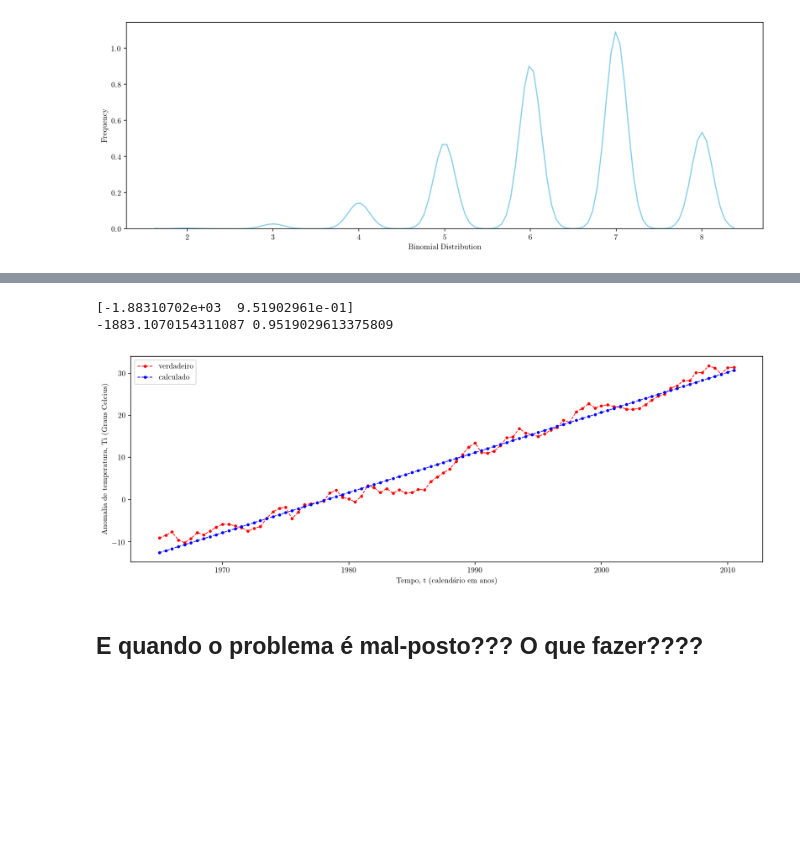
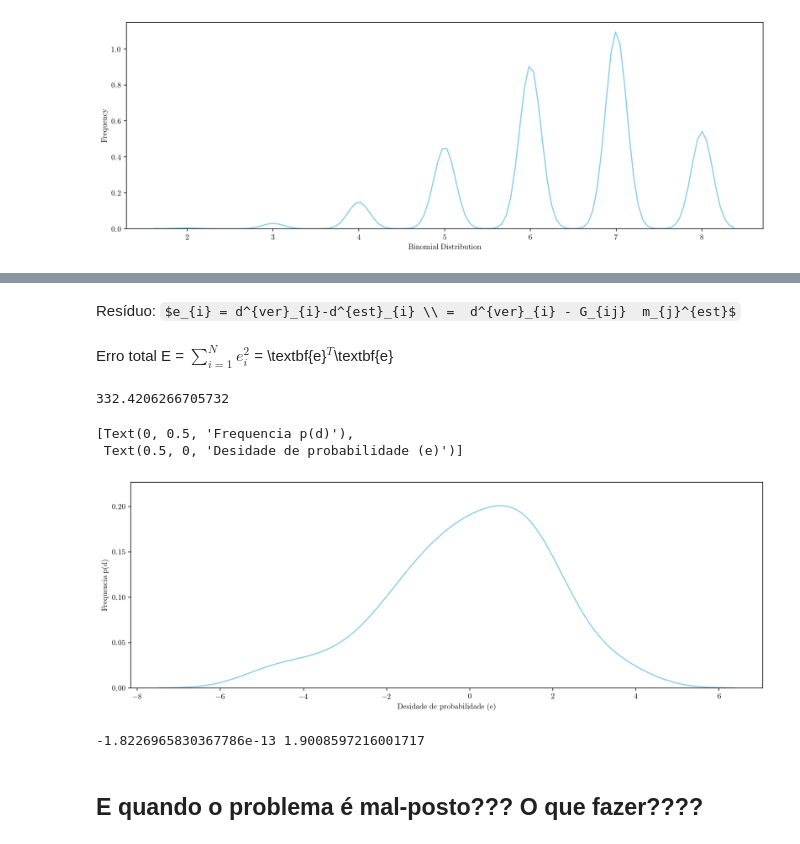
Before and after one commit to TClassrooms/Inverse_problems, a Jupyter notebook: O problema da linha reta.ipynb, the cells around one changed output, grey strips where cells are left out. Drawn from its saved outputs; the diff is of its cells as text; code cells hidden in the pictures; some formulas as TeX source; blank space fills up the shorter version.

Commit message:
Adiciona conceitos teóricos novos e a análise de ruído juntamente com o cálculo do resíduo

```diff
--- a/O problema da linha reta.ipynb
+++ b/O problema da linha reta.ipynb
@@ -109,0 +125,14 @@ Dependendo do problema proposto o erro pode estar acima da média, ou podem ser
+# %%
+#dcalculado=at+b
+dest=np.empty_like(d)
+dest= a+b*t
+#print(dcalc,np.size(dcalc))
+
+
+
+plt.plot(t,d,color='red', marker='o', linestyle='dashed', linewidth=1, markersize=3, label='verdadeiro')
+plt.plot(t,dest,color='blue', marker='o', linestyle='dashed', linewidth=1, markersize=3,label='calculado')
+plt.xlabel('Tempo, t (calendário em anos)')
+plt.ylabel('Anomalia de temperatura, Ti (Graus Celcius)')
+plt.legend()
+plt.savefig('ajuste.png')
@@ -158,29 +184,30 @@ São utilizados duas operações fundamentais da álgebra linear. A primeira del
-# %%
-#Solução do problema inverso quando bem posto: (cálculos dos parâmetros a,b)
-m=np.linalg.solve(np.dot(G.T,G),np.dot(G.T,d))
-print(m)
-a=m[0]
-b=m[1]
-print(a,b)
-# %% [output]
-[-1.88310702e+03  9.51902961e-01]
--1883.1070154311087 0.9519029613375809
-# %%
-#dcalculado=at+b
-dcalc=np.empty_like(d)
-dcalc= a+b*t
-#print(dcalc,np.size(dcalc))
-
-
-
-plt.plot(t,d,color='red', marker='o', linestyle='dashed', linewidth=1, markersize=3, label='verdadeiro')
-plt.plot(t,dcalc,color='blue', marker='o', linestyle='dashed', linewidth=1, markersize=3,label='calculado')
-plt.xlabel('Tempo, t (calendário em anos)')
-plt.ylabel('Anomalia de temperatura, Ti (Graus Celcius)')
-plt.legend()
-plt.savefig('ajuste.png')
-# %% [output]
-[figure, removed]
+# %% [markdown]
+Resíduo: $e_{i} = d^{ver}_{i}-d^{est}_{i} \\ =  d^{ver}_{i} - G_{ij}  m_{j}^{est}$
+# %% [markdown]
+Erro total E = $\sum^{N}_{i=1} e^{2}_{i}$ =  \textbf{e}$^{T}$\textbf{e}
+# %%
+e = d - dest # resíduos
+eT = np.transpose(e)
+ErroTot= np.dot(eT,e) # via norma L1 no caso da L2 calcula-se a raíz quadrada
+# %% [output]
+332.4206266705732
+# %%
+ax = sns.distplot(e,
+                  bins=10,
+                  kde=True,
+                  color='skyblue',
+                  hist_kws={"linewidth": 15,'alpha':0})
+ax.set(xlabel='Desidade de probabilidade (e)', ylabel='Frequencia p(d)')
+# %% [output]
+[Text(0, 0.5, 'Frequencia p(d)'),
+ Text(0.5, 0, 'Desidade de probabilidade (e)')]
+[figure, added]
+# %%
+media = np.mean(e)
+desvpad = np.std(e)
+print(media,desvpad)
+# %% [output]
+-1.8226965830367786e-13 1.9008597216001717
 # %% [markdown]
 ## E quando o problema é mal-posto??? O que fazer????
 # %% [markdown]
```
Also changed, not shown: parts of 14 cells of this notebook.
